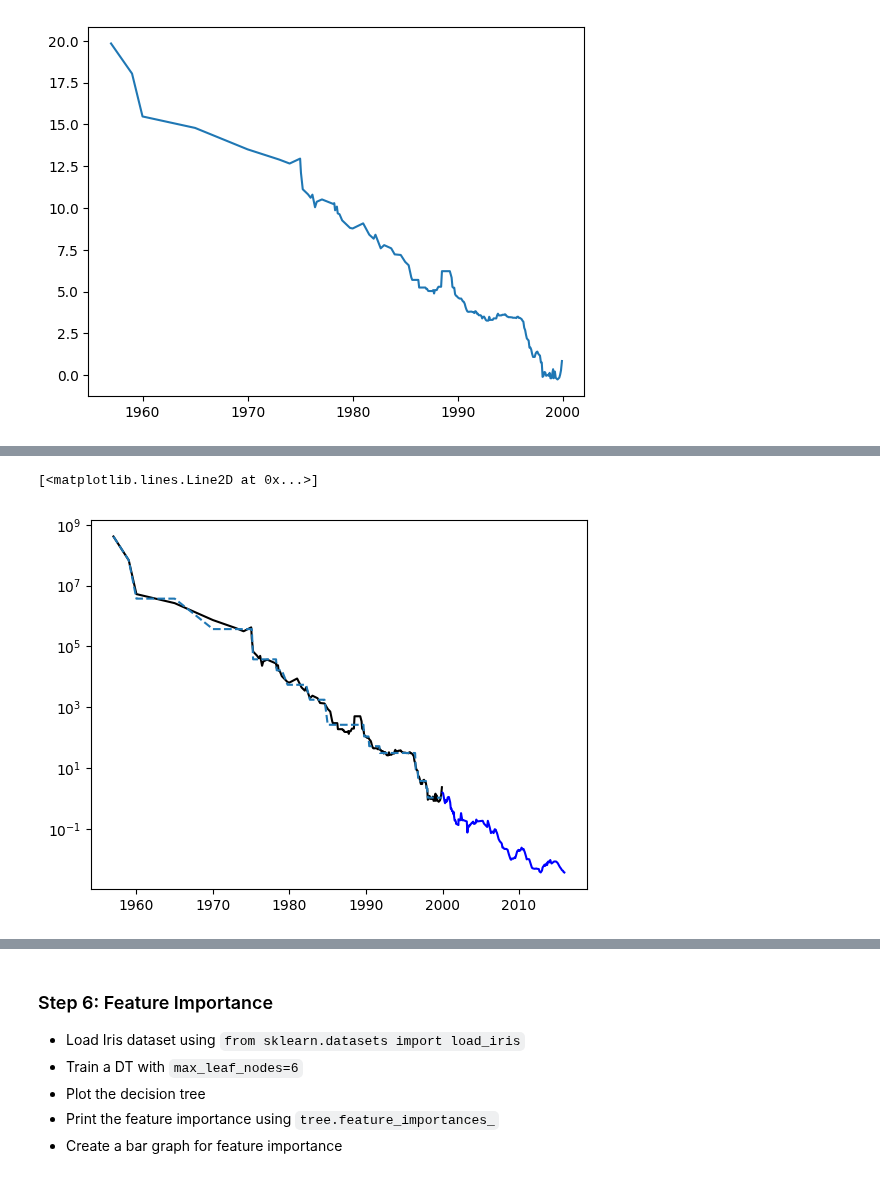
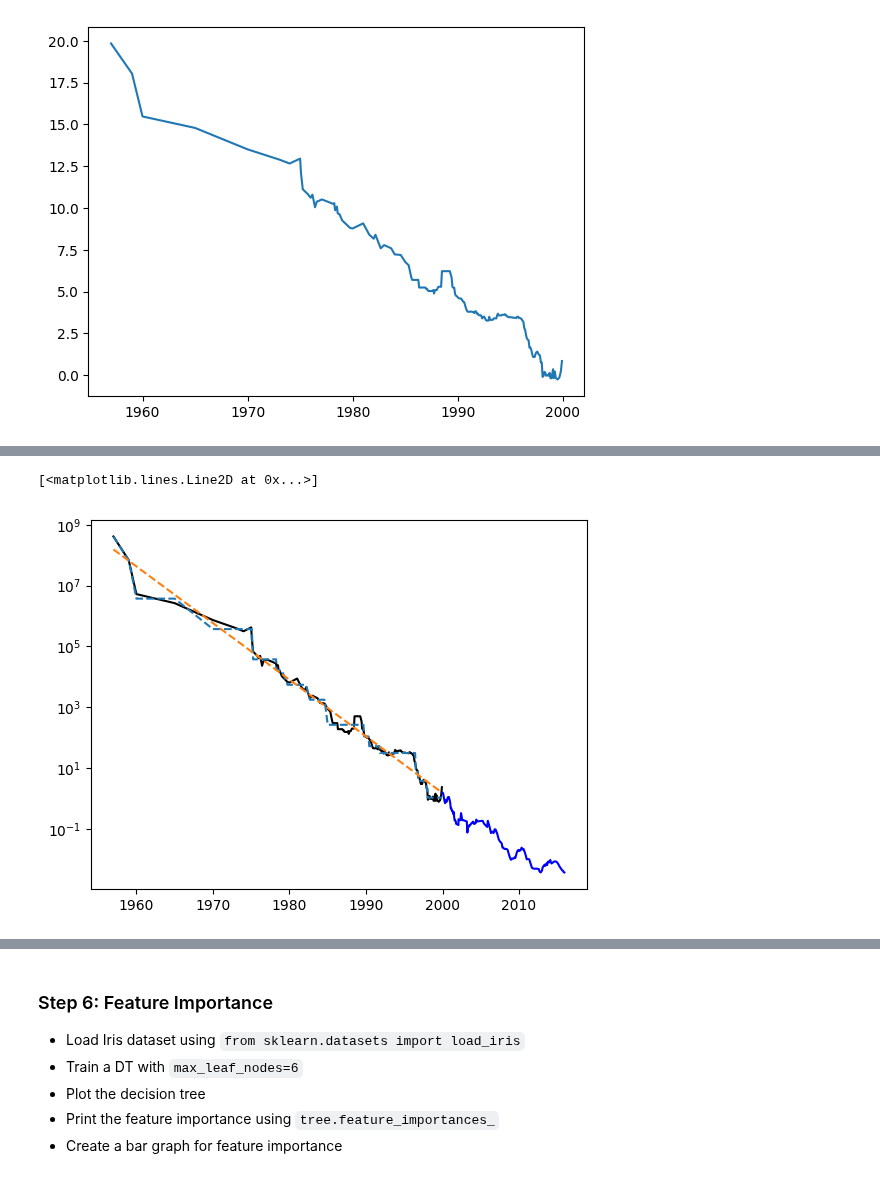
Before and after one commit to arifaygun/Magnimind-ML, a Jupyter notebook: AA_5_01_DecisionTreesSt.ipynb, the cells around one changed output, grey strips where cells are left out. Cells and saved outputs as stored; diff of their text form; code cells hidden in the pictures.

```diff
--- a/AA_5_01_DecisionTreesSt.ipynb
+++ b/AA_5_01_DecisionTreesSt.ipynb
@@ -379,7 +381,8 @@ lr_train_predict = np.exp(linear_reg.predict(X_train))
 # %%
 plt.semilogy(data_train.date, data_train.price, label='Training Data', c='k')
 plt.semilogy(data_test.date, data_test.price, label='Test Data', c='b')
 plt.semilogy(data_train.date, tree_train_predict, '--', label='Tree Prediction')
+plt.semilogy(data_train.date, lr_train_predict, '--', label='Linear Prediction')
 # %% [output]
 [<matplotlib.lines.Line2D at 0x...>]
-[figure, old version]
+[figure, new version]
```
Also changed, not shown: parts of 8 cells of this notebook.
